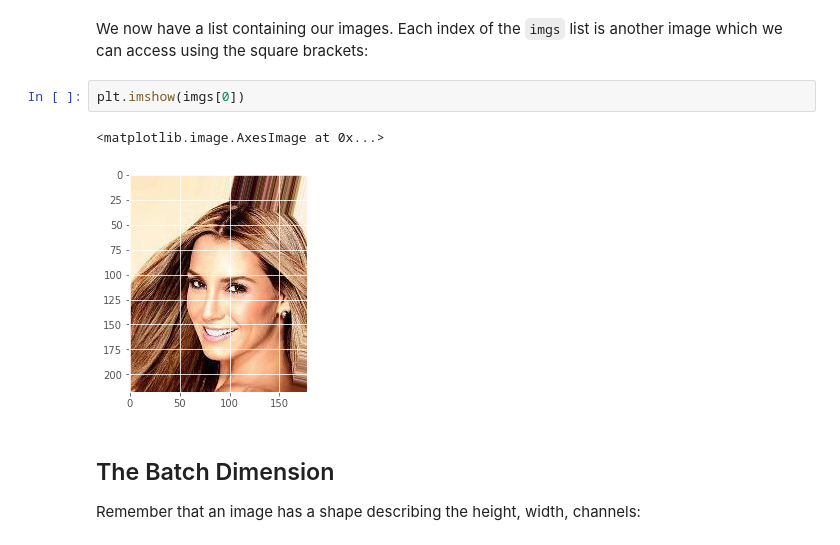
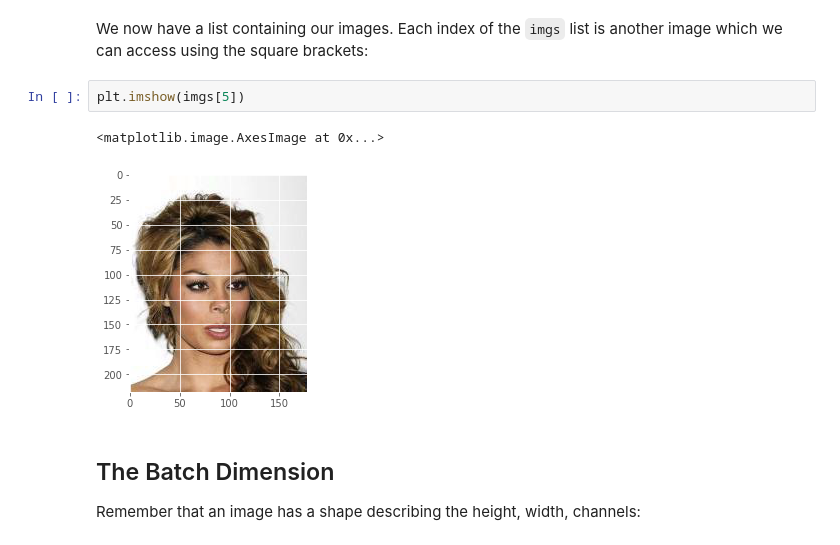
Before and after one commit to koeninger/ten_percent_practice, a Jupyter notebook: mike_hochanadel/CreativeApplicationsOfDeepLearningWithTensorFlow/session-1/lecture-1.ipynb, the cells around one changed output. Cells and saved outputs as stored; diff of their text form.

```diff
--- a/mike_hochanadel/CreativeApplicationsOfDeepLearningWithTensorFlow/session-1/lecture-1.ipynb
+++ b/mike_hochanadel/CreativeApplicationsOfDeepLearningWithTensorFlow/session-1/lecture-1.ipynb
@@ -242,10 +242,10 @@ img_align_celeba/000100.jpg path exists
 # %% [markdown]
 We now have a list containing our images.  Each index of the `imgs` list is another image which we can access using the square brackets:
 # %%
-plt.imshow(imgs[0])
+plt.imshow(imgs[5])
 # %% [output]
 <matplotlib.image.AxesImage at 0x...>
-[figure, old version]
+[figure, new version]
 # %% [markdown]
 <a name="the-batch-dimension"></a>
 ## The Batch Dimension
```
Also changed, not shown: parts of 21 cells of this notebook.
